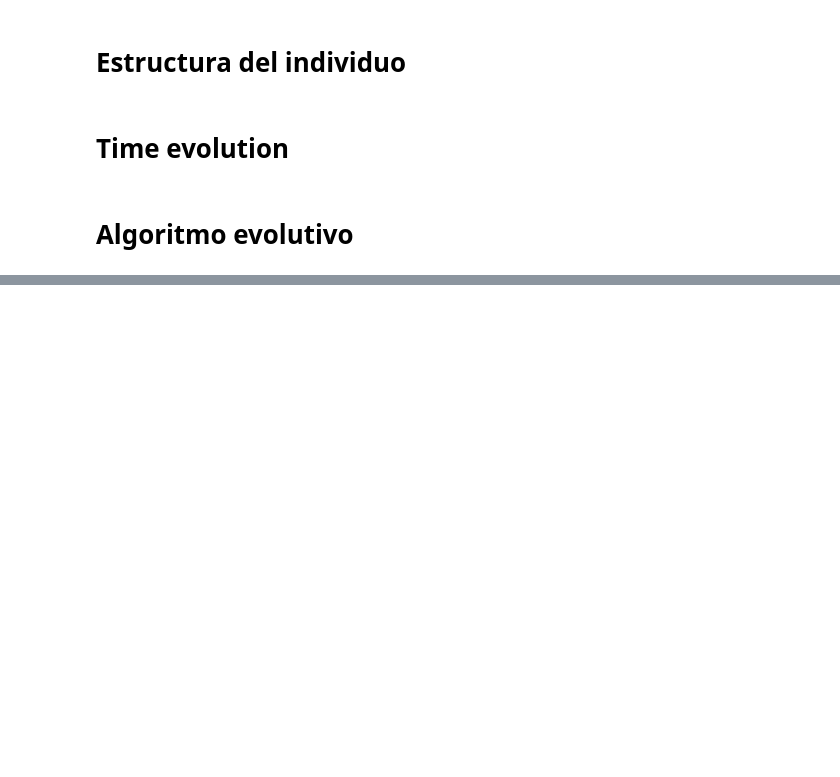
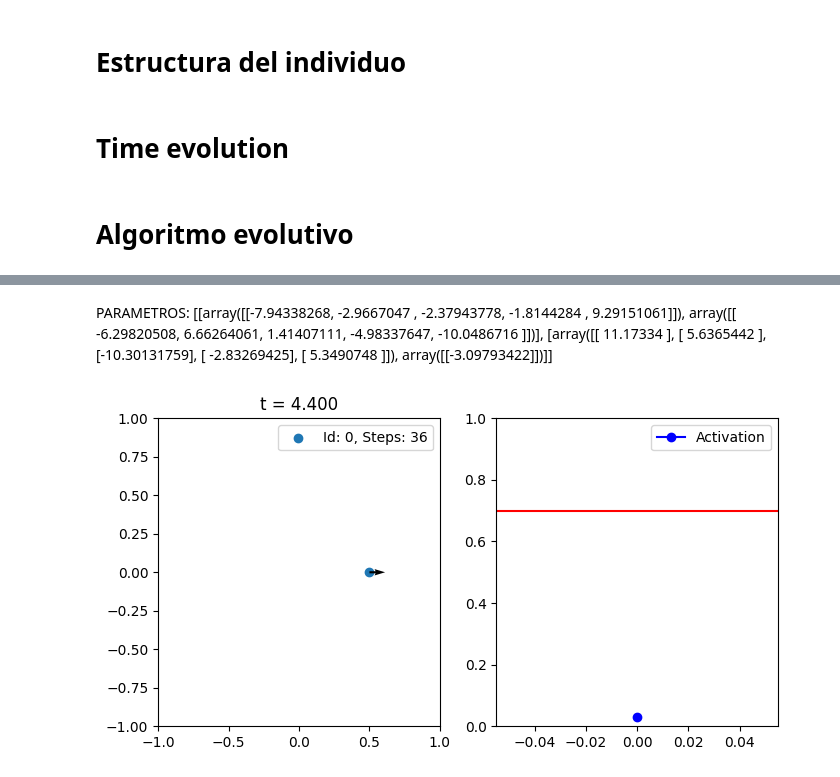
Before and after one commit to Sammurih/MetodosI_SamuelMurillo_AlejandraYanza, a Jupyter notebook: Parcial4/EvolutivoFinal.ipynb, the cells around one changed output, grey strips where cells are left out. Saved outputs shown, nothing was run; the diff lists cells and outputs as text; code cells hidden in the pictures; blank space fills up the shorter version.

```diff
--- a/Parcial4/EvolutivoFinal.ipynb
+++ b/Parcial4/EvolutivoFinal.ipynb
@@ -13,7 +13,7 @@ sigm = lambda x: 1/(1+np.exp(-x))
 class Layer:
 
 
-    def __init__(self,NC,NN,ActFun,rate=0.15): # Jugar con la tasa de mutacion
+    def __init__(self,NC,NN,ActFun,param=False,rate=0.15): # Jugar con la tasa de mutacion
 
         self.NC = NC
         self.NN = NN
@@ -22,6 +22,13 @@ class Layer:
 
         self.W = np.random.uniform( -10.,10.,(self.NC,self.NN) )
         self.b = np.random.uniform( -10.,10.,(1,self.NN) )
+
+        if param==False:
+            self.W = np.random.uniform( -10.,10.,(self.NC,self.NN) )
+            self.b = np.random.uniform( -10.,10.,(1,self.NN) )
+        else:
+            self.W=param[0]
+            self.b=param[1]
 
     def Activation(self,x):
         z = np.dot(x,self.W) + self.b
@@ -316,0 +301,17 @@ Last Fitness: 0.012658227848101292
+# %% [markdown]
+PARAMETROS:
+[[array([[-7.94338268, -2.9667047 , -2.37943778, -1.8144284 ,  9.29151061]]), array([[ -6.29820508,   6.66264061,   1.41407111,  -4.98337647,
+        -10.0486716 ]])], [array([[ 11.17334   ],
+       [  5.6365442 ],
+       [-10.30131759],
+       [ -2.83269425],
+       [  5.3490748 ]]), array([[-3.09793422]])]]
+# %%
+#param=[[np.array([[ 8.53580564, -8.49648442,  1.49924069,  6.75015987, -6.87679915]]), np.array([[  8.54026317, -10.85345574,   6.40613895,  -5.39547516, 8.22963195]])], [np.array([[ -9.199997  ],[  9.42722038],[  9.44547442],[  3.04361052],[-11.19187056]]), np.array([[7.97262364]])]]
+param=[[np.array([[-7.94338268, -2.9667047 , -2.37943778, -1.8144284 ,  9.29151061]]), np.array([[ -6.29820508,   6.66264061,   1.41407111,  -4.98337647, -10.0486716 ]])], [np.array([[ 11.17334   ],[  5.6365442 ],[-10.30131759],[ -2.83269425],[  5.3490748 ]]), np.array([[-3.09793422]])]]
+#BestB=Best.GetBrain()
+t = np.arange(0.,10.,dt)
+Robots = GetRobots(1,param)
+Best, FitVector = Genetic(Robots,epochs=1,Plot=False,Plottime=True)
+# %% [output]
+[figure, added]
```
Also changed, not shown: parts of 9 cells of this notebook.
